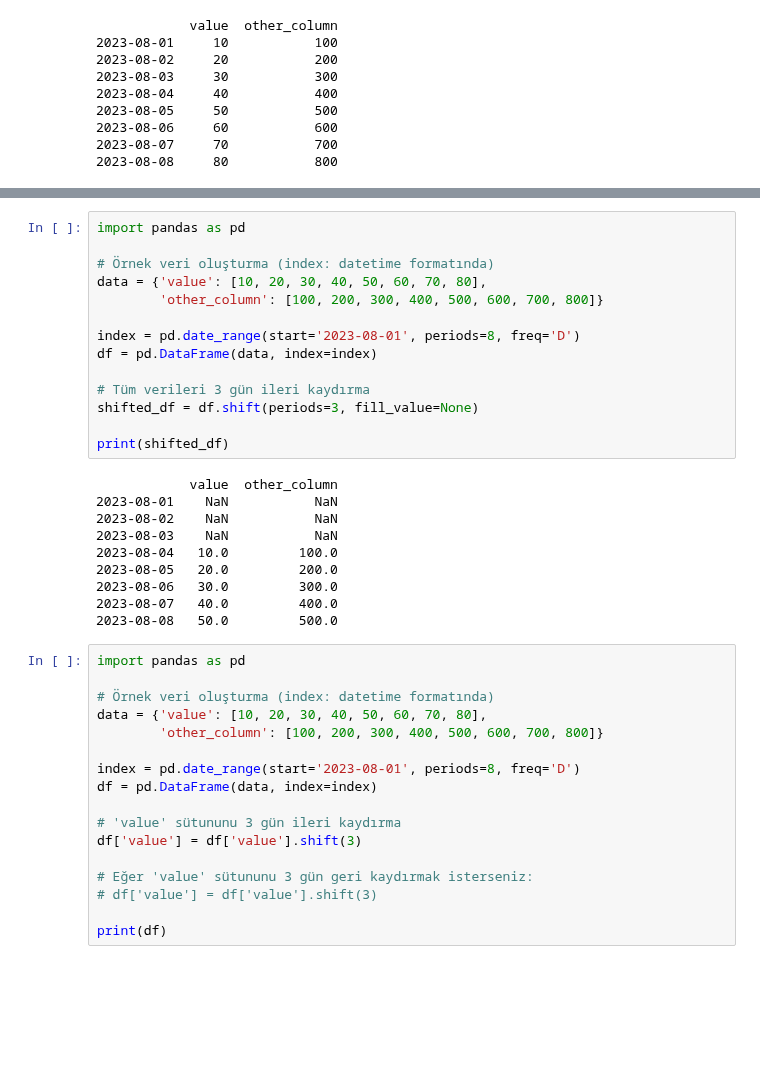
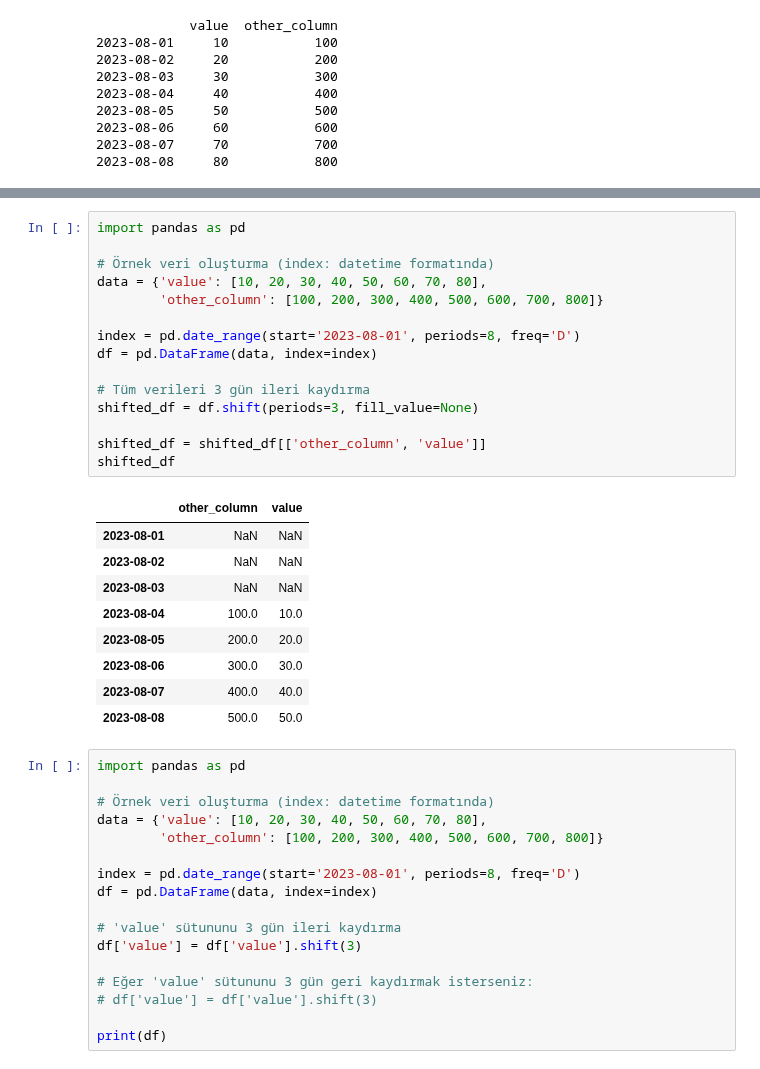
Before and after one commit to anilergan/AISMTB, a Jupyter notebook: worksheet.ipynb, the cells around one changed output, grey strips where cells are left out. Saved outputs shown, nothing was run; the diff lists cells and outputs as text; blank space fills up the shorter version.

```diff
--- a/worksheet.ipynb
+++ b/worksheet.ipynb
@@ -22,27 +105,28 @@ print(df)
 # %%
 import pandas as pd
 
 # Örnek veri oluşturma (index: datetime formatında)
 data = {'value': [10, 20, 30, 40, 50, 60, 70, 80],
         'other_column': [100, 200, 300, 400, 500, 600, 700, 800]}
 
 index = pd.date_range(start='2023-08-01', periods=8, freq='D')
 df = pd.DataFrame(data, index=index)
 
 # Tüm verileri 3 gün ileri kaydırma
 shifted_df = df.shift(periods=3, fill_value=None)
 
-print(shifted_df)
+shifted_df = shifted_df[['other_column', 'value']]
+shifted_df
 # %% [output]
-            value  other_column
-2023-08-01    NaN           NaN
-2023-08-02    NaN           NaN
-2023-08-03    NaN           NaN
-2023-08-04   10.0         100.0
-2023-08-05   20.0         200.0
-2023-08-06   30.0         300.0
-2023-08-07   40.0         400.0
-2023-08-08   50.0         500.0
+|  | other_column | value |
+| 2023-08-01 | NaN | NaN |
+| 2023-08-02 | NaN | NaN |
+| 2023-08-03 | NaN | NaN |
+| 2023-08-04 | 100.0 | 10.0 |
+| 2023-08-05 | 200.0 | 20.0 |
+| 2023-08-06 | 300.0 | 30.0 |
+| 2023-08-07 | 400.0 | 40.0 |
+| 2023-08-08 | 500.0 | 50.0 |
 # %%
 import pandas as pd
 
```
Also changed, not shown: parts of 7 cells of this notebook, 4 other files.
